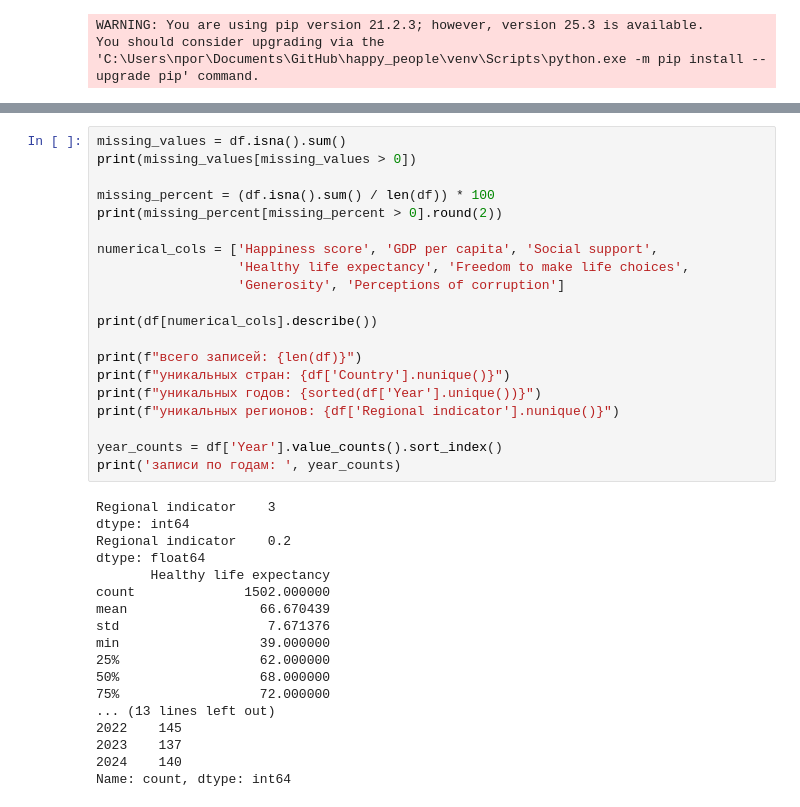
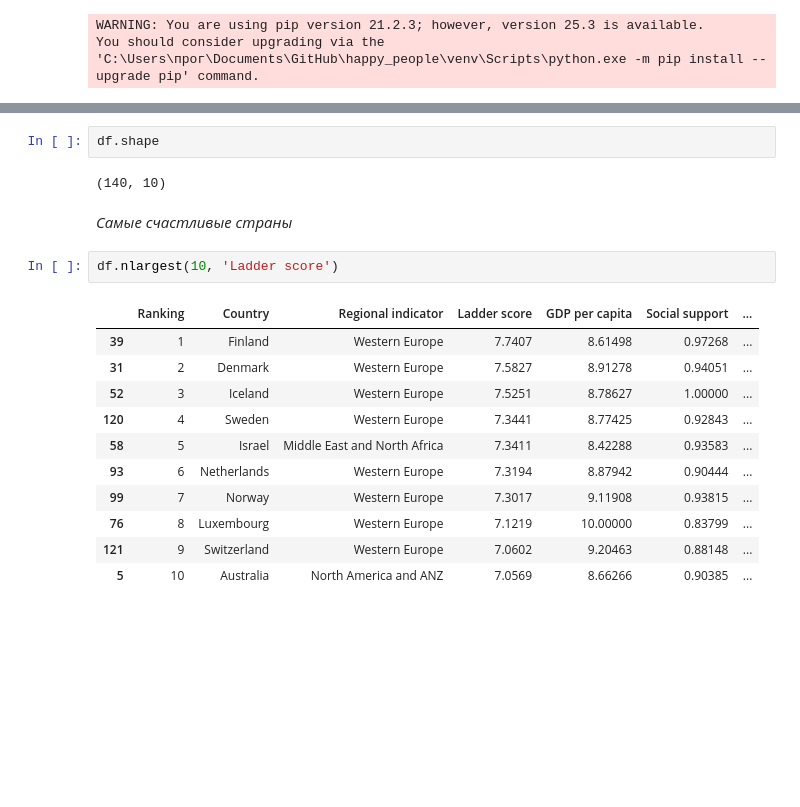
Before and after one commit to valeraboyko2002/happy-people-project, a Jupyter notebook: a.ipynb, the cells around one changed output, grey strips where cells are left out. Saved outputs shown, nothing was run; the diff lists cells and outputs as text; blank space fills up the shorter version.

```diff
--- a/a.ipynb
+++ b/a.ipynb
@@ -36,38 +37,20 @@ df.head()
-# %%
-missing_values = df.isna().sum()
-print(missing_values[missing_values > 0])
-
-missing_percent = (df.isna().sum() / len(df)) * 100
-print(missing_percent[missing_percent > 0].round(2))
-
-numerical_cols = ['Happiness score', 'GDP per capita', 'Social support',
-                  'Healthy life expectancy', 'Freedom to make life choices',
-                  'Generosity', 'Perceptions of corruption']
-
-print(df[numerical_cols].describe())
-
-print(f"всего записей: {len(df)}")
-print(f"уникальных стран: {df['Country'].nunique()}")
-print(f"уникальных годов: {sorted(df['Year'].unique())}")
-print(f"уникальных регионов: {df['Regional indicator'].nunique()}")
-
-year_counts = df['Year'].value_counts().sort_index()
-print('записи по годам: ', year_counts)
-# %% [output]
-Regional indicator    3
-dtype: int64
-Regional indicator    0.2
-dtype: float64
-       Healthy life expectancy
-count              1502.000000
-mean                 66.670439
-std                   7.671376
-min                  39.000000
-25%                  62.000000
-50%                  68.000000
-75%                  72.000000
-... (13 lines left out)
-2022    145
-2023    137
-2024    140
-Name: count, dtype: int64
+# %%
+df.shape
+# %% [output]
+(140, 10)
+# %% [markdown]
+*Самые счастливые страны*
+# %%
+df.nlargest(10, 'Ladder score')
+# %% [output]
+|  | Ranking | Country | Regional indicator | Ladder score | GDP per capita | Social support | ... |
+| 39 | 1 | Finland | Western Europe | 7.7407 | 8.61498 | 0.97268 | ... |
+| 31 | 2 | Denmark | Western Europe | 7.5827 | 8.91278 | 0.94051 | ... |
+| 52 | 3 | Iceland | Western Europe | 7.5251 | 8.78627 | 1.00000 | ... |
+| 120 | 4 | Sweden | Western Europe | 7.3441 | 8.77425 | 0.92843 | ... |
+| 58 | 5 | Israel | Middle East and North Africa | 7.3411 | 8.42288 | 0.93583 | ... |
+| 93 | 6 | Netherlands | Western Europe | 7.3194 | 8.87942 | 0.90444 | ... |
+| 99 | 7 | Norway | Western Europe | 7.3017 | 9.11908 | 0.93815 | ... |
+| 76 | 8 | Luxembourg | Western Europe | 7.1219 | 10.00000 | 0.83799 | ... |
+| 121 | 9 | Switzerland | Western Europe | 7.0602 | 9.20463 | 0.88148 | ... |
+| 5 | 10 | Australia | North America and ANZ | 7.0569 | 8.66266 | 0.90385 | ... |
```
Also changed, not shown: parts of 12 cells of this notebook.
